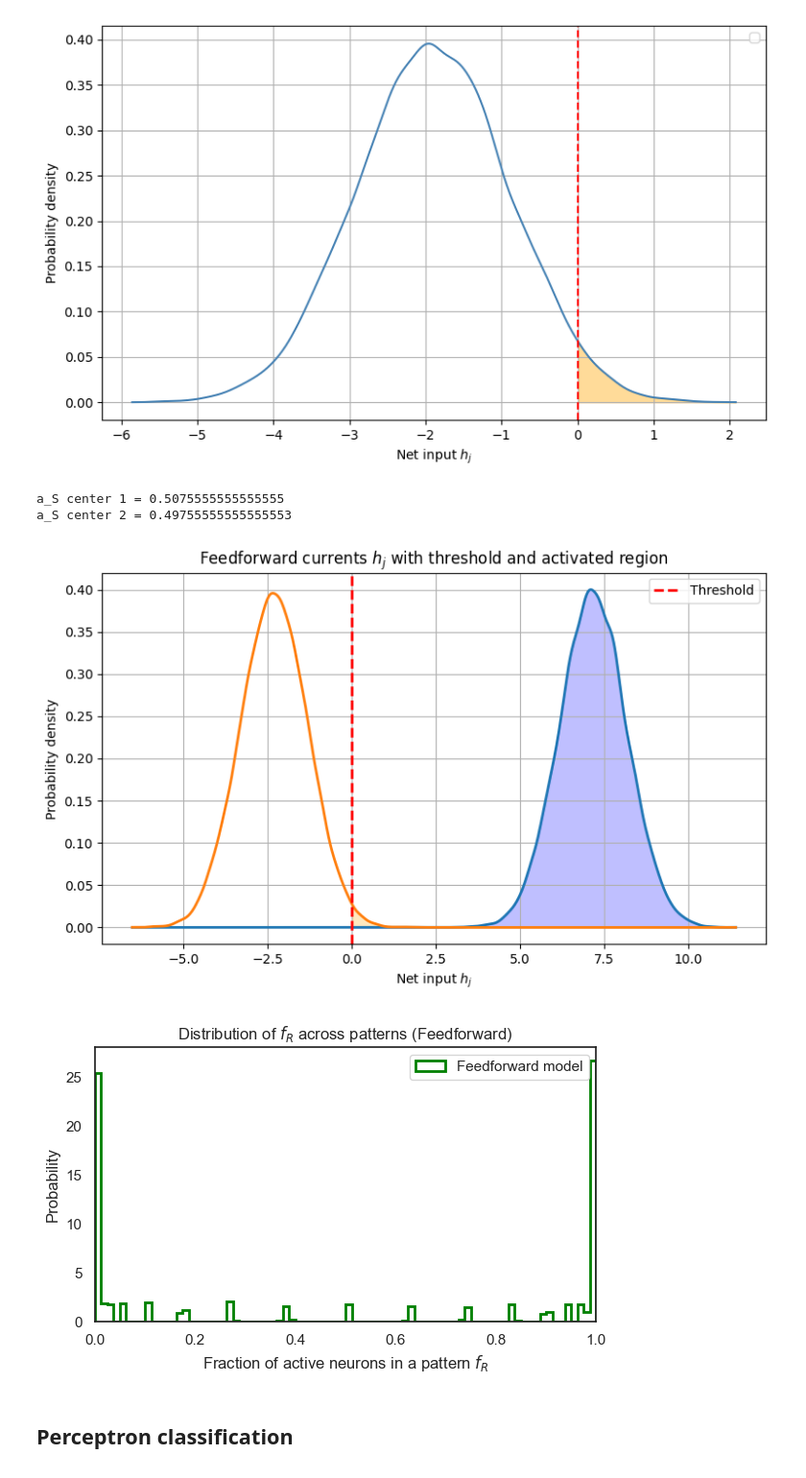
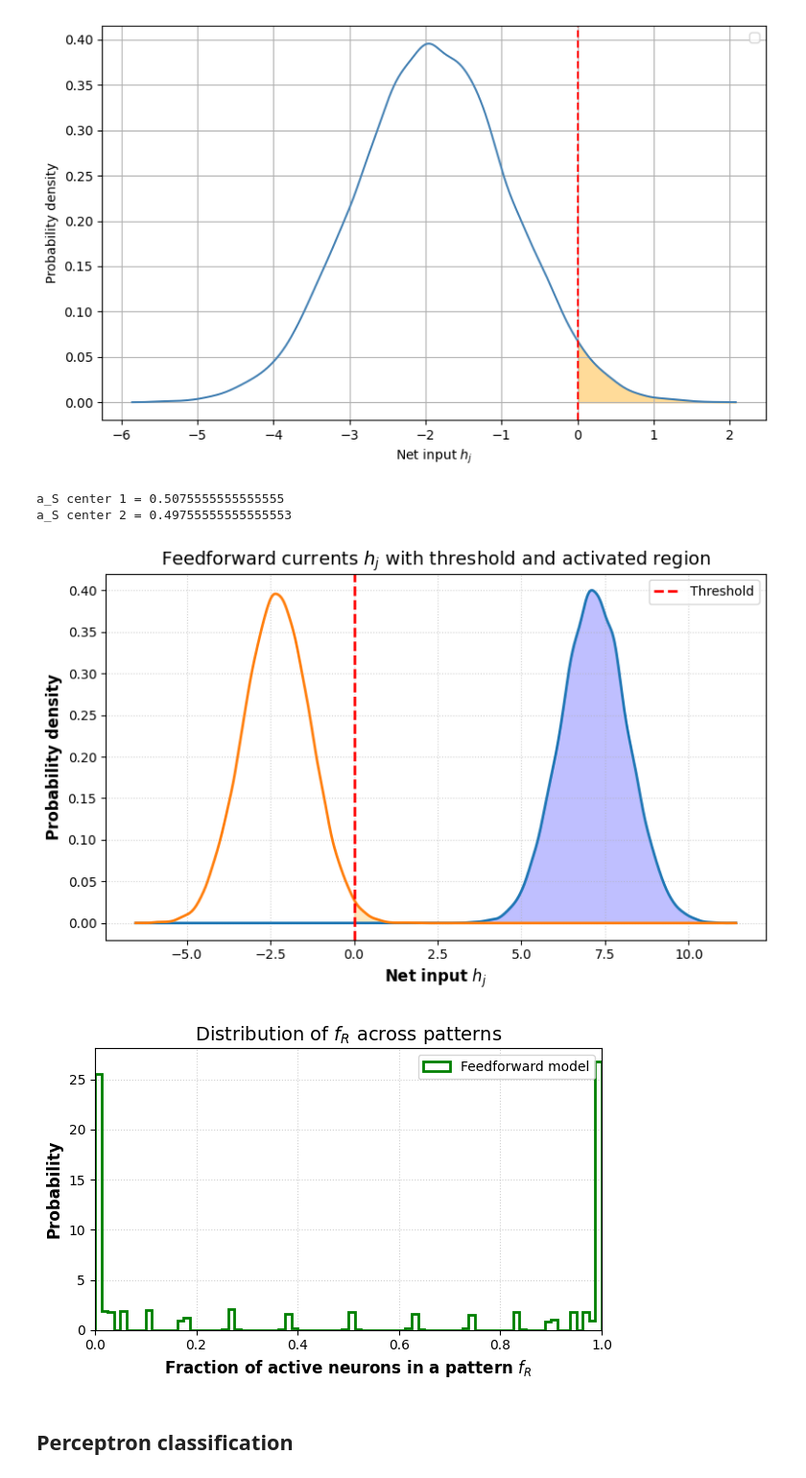
Before and after one commit to LetiziaC14/Neuroscience_Network_Models, a Jupyter notebook: FF_classification.ipynb, the cells around one changed output. Shown at 96% size. Cells and saved outputs as stored; diff of their text form; code cells hidden in the pictures.

```diff
--- a/FF_classification.ipynb
+++ b/FF_classification.ipynb
@@ -1804,17 +1729,17 @@ mask2 = x_vals >= T
 plt.fill_between(x_vals[mask2], pdf2[mask2], color='orange', alpha=0.25)
 
 # labels
-plt.xlabel("Net input $h_j$")
-plt.ylabel("Probability density")
-plt.title("Feedforward currents $h_j$ with threshold and activated region")
-plt.grid(True)
+plt.xlabel("Net input $h_j$",  fontsize=12, fontweight='bold')
+plt.ylabel("Probability density", fontsize=12, fontweight='bold')
+plt.title("Feedforward currents $h_j$ with threshold and activated region", fontsize=14)
+plt.grid(True, linestyle=':', alpha=0.6)
 plt.legend()
 plt.tight_layout()
 plt.show()
 # %% [output]
 a_S center 1 = 0.5075555555555555
 a_S center 2 = 0.49755555555555553
-[figure, old version]
+[figure, new version]
 # %%
 # ----- Params -----
 N_S = 1000         # sensory size
@@ -1823,37 +1748,38 @@ P   = 5000         # #patterns to sample histogram
 f_S = 0.5         # sensory sparsity
 beta = 10.0         # mean bias scale: m_J = beta/sqrt(N_S)
 c     = 2       # weight std scale: sigma_J = c/sqrt(N_S)  (smaller → sharper 0/1 spikes)
 #T = 0.0            # threshold for ReLU
 
 rng = np.random.default_rng(1)
 
 # ----- Sensory patterns and centering -----
 S  = (rng.random((P, N_S)) < f_S).astype(float)     # {0,1}
 X  = S - f_S                                         # centered inputs
 
 # ----- Weights with nonzero mean -----
 
 mJ    = beta / np.sqrt(N_S)
 sigma = c    / np.sqrt(N_S)
 J     = rng.normal(loc=mJ, scale=sigma, size=(N_R, N_S))
 T = compute_global_threshold_central_only(S, J, 0.5)
 # ----- Net inputs and per-pattern active fraction -----
 H   = X @ J.T           # shape (P, N_R)
 A = np.maximum(H - T, 0)
 f_R = np.mean(A > 0, axis=1)
 
 # ----- Histogram -----
 plt.figure(figsize=(6.2, 4))
 plt.hist(f_R, bins=80, density=True, histtype='step', linewidth=2, color='green', label='Feedforward model')
-plt.xlabel(r'Fraction of active neurons in a pattern $f_R$')
-plt.ylabel('Probability')
-plt.title(r'Distribution of $f_R$ across patterns (Feedforward)')
+plt.xlabel(r'Fraction of active neurons in a pattern $f_R$', fontsize=12, fontweight='bold')
+plt.ylabel('Probability',  fontsize=12, fontweight='bold')
+plt.title(r'Distribution of $f_R$ across patterns', fontsize=14)
 plt.xlim(0, 1)
+plt.grid(True, linestyle=':', alpha=0.6)
 plt.legend()
 plt.tight_layout()
 plt.show()
 # %% [output]
-[figure, old version]
+[figure, new version]
 # %% [markdown]
 ## Perceptron classification
 # %% [markdown]
```
Also changed, not shown: parts of 10 cells of this notebook.
